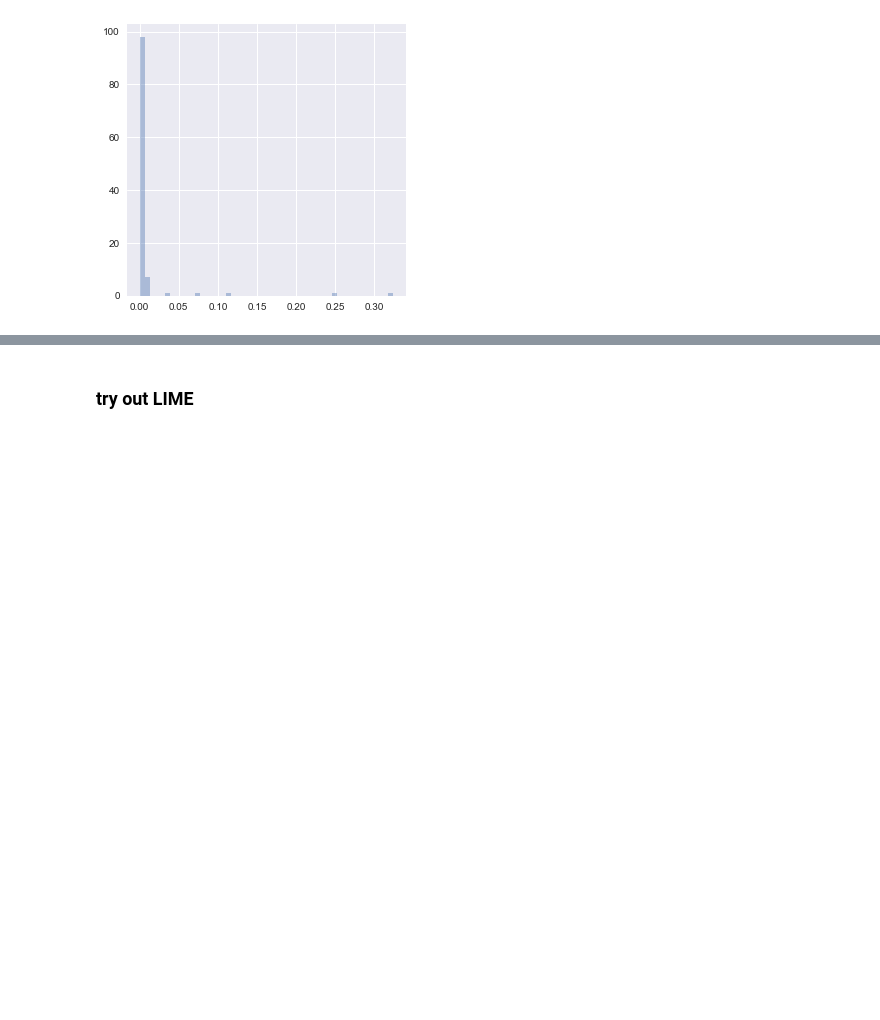
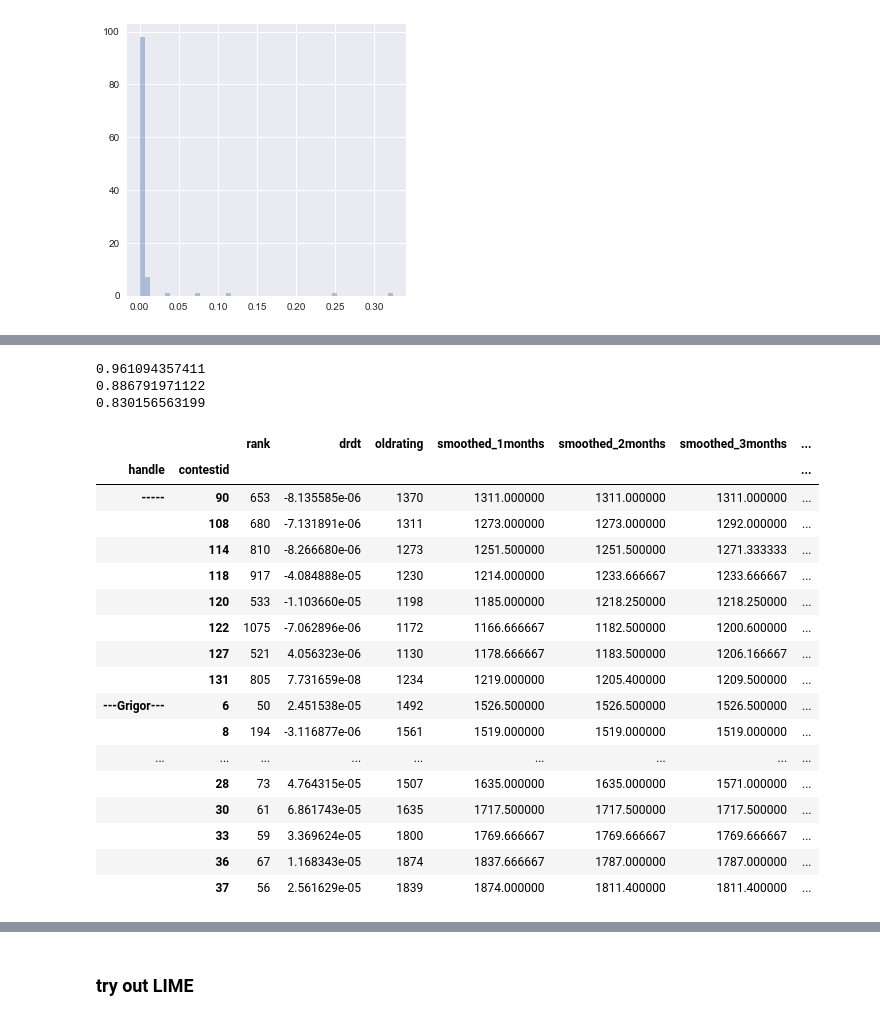
Before and after one commit to yjiao/codeforces_predict, a Jupyter notebook: ensemble_regression.ipynb, the cells around one changed output, grey strips where cells are left out. Drawn from its saved outputs; the diff is of its cells as text; code cells hidden in the pictures; blank space fills up the shorter version.

```diff
--- a/ensemble_regression.ipynb
+++ b/ensemble_regression.ipynb
@@ -137,0 +126,32 @@ Length: 110, dtype: float64
+# %%
+# are we leaking information??
+dropcols = [
+    "rank",
+    'drdt',
+    "oldrating",
+    'smoothed_1months',
+    'smoothed_2months',
+    'smoothed_3months',
+    'smoothed_4months',
+    'smoothed_5months',
+]
+
+df_small_val = df_val.copy()
+df_small_val.is_copy = False
+
+df_small_test = df_test.copy()
+df_small_test.is_copy = False
+
+df_small_train = df_train.copy()
+df_small_train.is_copy = False
+
+for d in dropcols:
+    df_small_val.drop(d, axis=1, inplace=True)
+    df_small_test.drop(d, axis=1, inplace=True)
+    df_small_train.drop(d, axis=1, inplace=True)
+
+for c in df_small_val.columns:
+    if "std" in c:
+        df_small_val.drop(c, axis=1, inplace=True)
+        df_small_test.drop(c, axis=1, inplace=True)
+        df_small_train.drop(c, axis=1, inplace=True)
@@ -137,0 +178,34 @@ Length: 110, dtype: float64
+# %%
+smallmodel = rf.fit(df_small_train, y_train)
+
+print smallmodel.score(df_small_train, y_train)
+print smallmodel.score(df_small_val, y_val)
+print smallmodel.score(df_small_test, y_test)
+# %% [output]
+0.961094357411
+0.886791971122
+0.830156563199
+# %%
+example = df_train.copy()
+example = example[dropcols]
+example['delta'] = y_train
+example.head(20)
+# %% [output]
+|  |  | rank | drdt | oldrating | smoothed_1months | smoothed_2months | smoothed_3months | ... |
+| handle | contestid |  |  |  |  |  |  | ... |
+| ----- | 90 | 653 | -8.135585e-06 | 1370 | 1311.000000 | 1311.000000 | 1311.000000 | ... |
+|  | 108 | 680 | -7.131891e-06 | 1311 | 1273.000000 | 1273.000000 | 1292.000000 | ... |
+|  | 114 | 810 | -8.266680e-06 | 1273 | 1251.500000 | 1251.500000 | 1271.333333 | ... |
+|  | 118 | 917 | -4.084888e-05 | 1230 | 1214.000000 | 1233.666667 | 1233.666667 | ... |
+|  | 120 | 533 | -1.103660e-05 | 1198 | 1185.000000 | 1218.250000 | 1218.250000 | ... |
+|  | 122 | 1075 | -7.062896e-06 | 1172 | 1166.666667 | 1182.500000 | 1200.600000 | ... |
+|  | 127 | 521 | 4.056323e-06 | 1130 | 1178.666667 | 1183.500000 | 1206.166667 | ... |
+|  | 131 | 805 | 7.731659e-08 | 1234 | 1219.000000 | 1205.400000 | 1209.500000 | ... |
+| ---Grigor--- | 6 | 50 | 2.451538e-05 | 1492 | 1526.500000 | 1526.500000 | 1526.500000 | ... |
+|  | 8 | 194 | -3.116877e-06 | 1561 | 1519.000000 | 1519.000000 | 1519.000000 | ... |
+| ... | ... | ... | ... | ... | ... | ... | ... | ... |
+|  | 28 | 73 | 4.764315e-05 | 1507 | 1635.000000 | 1635.000000 | 1571.000000 | ... |
+|  | 30 | 61 | 6.861743e-05 | 1635 | 1717.500000 | 1717.500000 | 1717.500000 | ... |
+|  | 33 | 59 | 3.369624e-05 | 1800 | 1769.666667 | 1769.666667 | 1769.666667 | ... |
+|  | 36 | 67 | 1.168343e-05 | 1874 | 1837.666667 | 1787.000000 | 1787.000000 | ... |
+|  | 37 | 56 | 2.561629e-05 | 1839 | 1874.000000 | 1811.400000 | 1811.400000 | ... |
```
Also changed, not shown: parts of 7 cells of this notebook, 2 other files.
